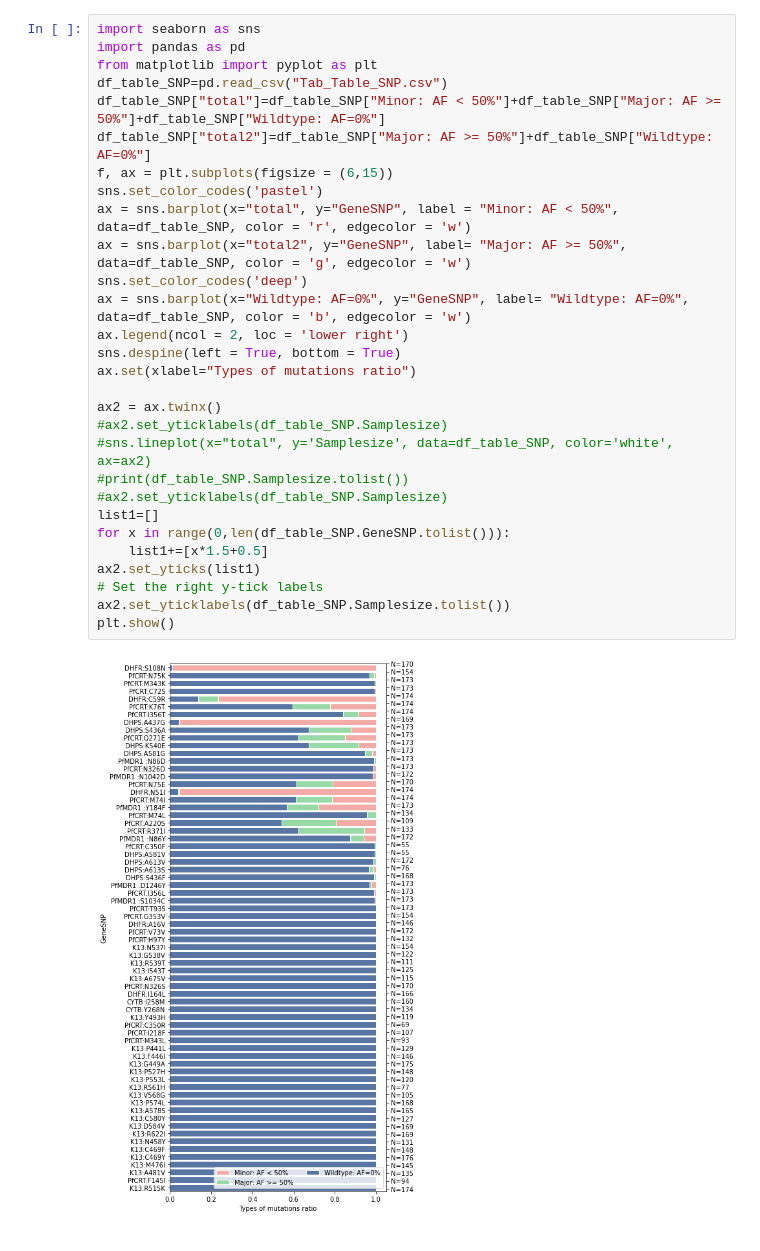
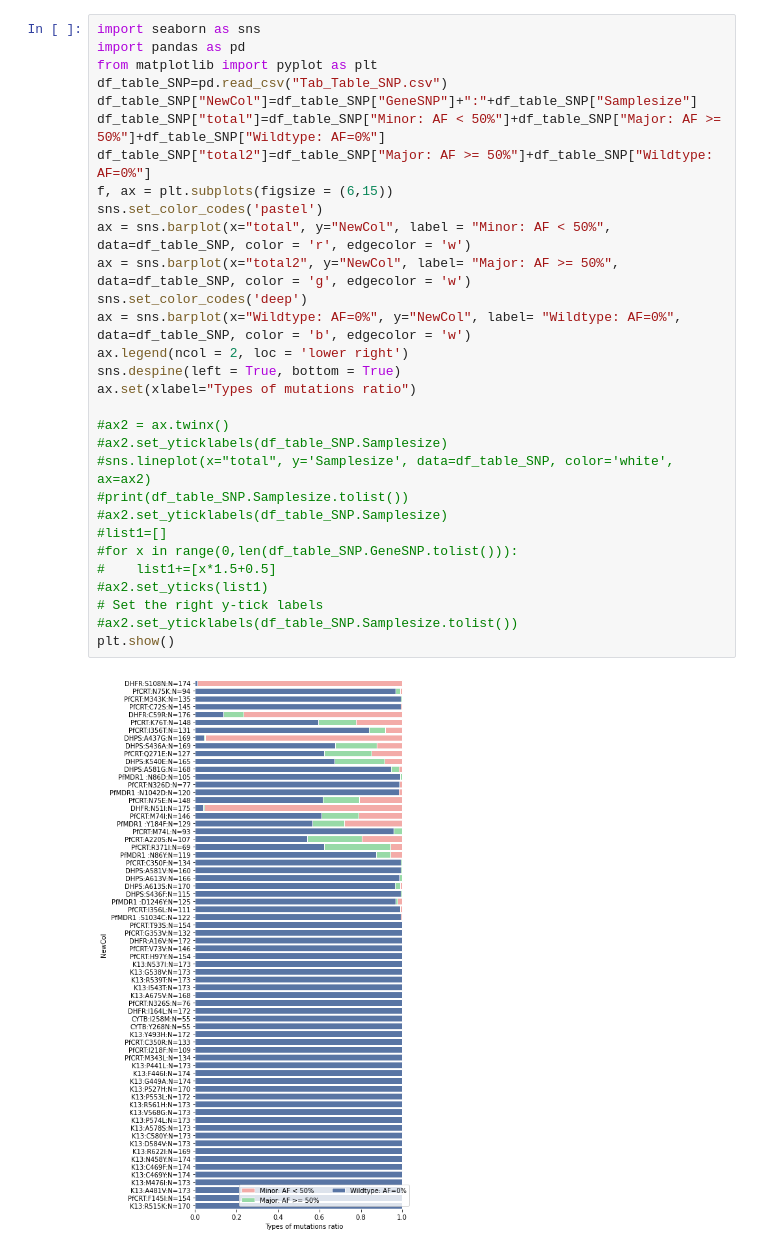
Before and after one commit to ohjeyy93/angola_report, a Jupyter notebook: seaborn_test1.ipynb, the cells around one changed output. Cells and saved outputs as stored; diff of their text form.

```diff
--- a/seaborn_test1.ipynb
+++ b/seaborn_test1.ipynb
@@ -1,31 +1,32 @@
 # %%
 import seaborn as sns
 import pandas as pd
 from matplotlib import pyplot as plt
 df_table_SNP=pd.read_csv("Tab_Table_SNP.csv")
+df_table_SNP["NewCol"]=df_table_SNP["GeneSNP"]+":"+df_table_SNP["Samplesize"]
 df_table_SNP["total"]=df_table_SNP["Minor: AF < 50%"]+df_table_SNP["Major: AF >= 50%"]+df_table_SNP["Wildtype: AF=0%"]
 df_table_SNP["total2"]=df_table_SNP["Major: AF >= 50%"]+df_table_SNP["Wildtype: AF=0%"]
 f, ax = plt.subplots(figsize = (6,15))
 sns.set_color_codes('pastel')
-ax = sns.barplot(x="total", y="GeneSNP", label = "Minor: AF < 50%", data=df_table_SNP, color = 'r', edgecolor = 'w')
-ax = sns.barplot(x="total2", y="GeneSNP", label= "Major: AF >= 50%", data=df_table_SNP, color = 'g', edgecolor = 'w')
+ax = sns.barplot(x="total", y="NewCol", label = "Minor: AF < 50%", data=df_table_SNP, color = 'r', edgecolor = 'w')
+ax = sns.barplot(x="total2", y="NewCol", label= "Major: AF >= 50%", data=df_table_SNP, color = 'g', edgecolor = 'w')
 sns.set_color_codes('deep')
-ax = sns.barplot(x="Wildtype: AF=0%", y="GeneSNP", label= "Wildtype: AF=0%", data=df_table_SNP, color = 'b', edgecolor = 'w')
+ax = sns.barplot(x="Wildtype: AF=0%", y="NewCol", label= "Wildtype: AF=0%", data=df_table_SNP, color = 'b', edgecolor = 'w')
 ax.legend(ncol = 2, loc = 'lower right')
 sns.despine(left = True, bottom = True)
 ax.set(xlabel="Types of mutations ratio")
 
-ax2 = ax.twinx()
+#ax2 = ax.twinx()
 #ax2.set_yticklabels(df_table_SNP.Samplesize)
 #sns.lineplot(x="total", y='Samplesize', data=df_table_SNP, color='white', ax=ax2)
 #print(df_table_SNP.Samplesize.tolist())
 #ax2.set_yticklabels(df_table_SNP.Samplesize)
-list1=[]
-for x in range(0,len(df_table_SNP.GeneSNP.tolist())):
-    list1+=[x*1.5+0.5]
-ax2.set_yticks(list1)
+#list1=[]
+#for x in range(0,len(df_table_SNP.GeneSNP.tolist())):
+#    list1+=[x*1.5+0.5]
+#ax2.set_yticks(list1)
 # Set the right y-tick labels
-ax2.set_yticklabels(df_table_SNP.Samplesize.tolist())
+#ax2.set_yticklabels(df_table_SNP.Samplesize.tolist())
 plt.show()
 # %% [output]
-[figure, old version]
+[figure, new version]
```
